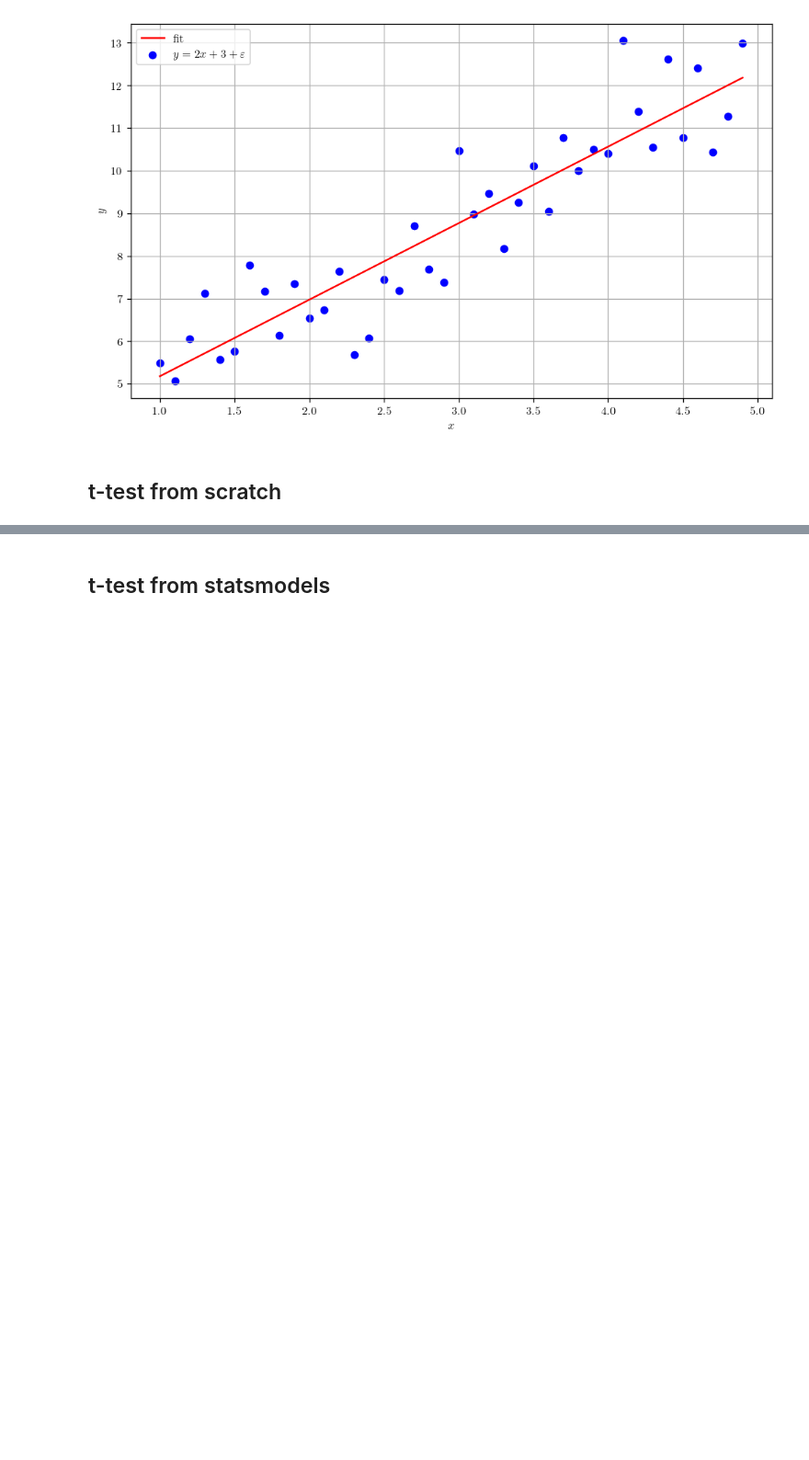
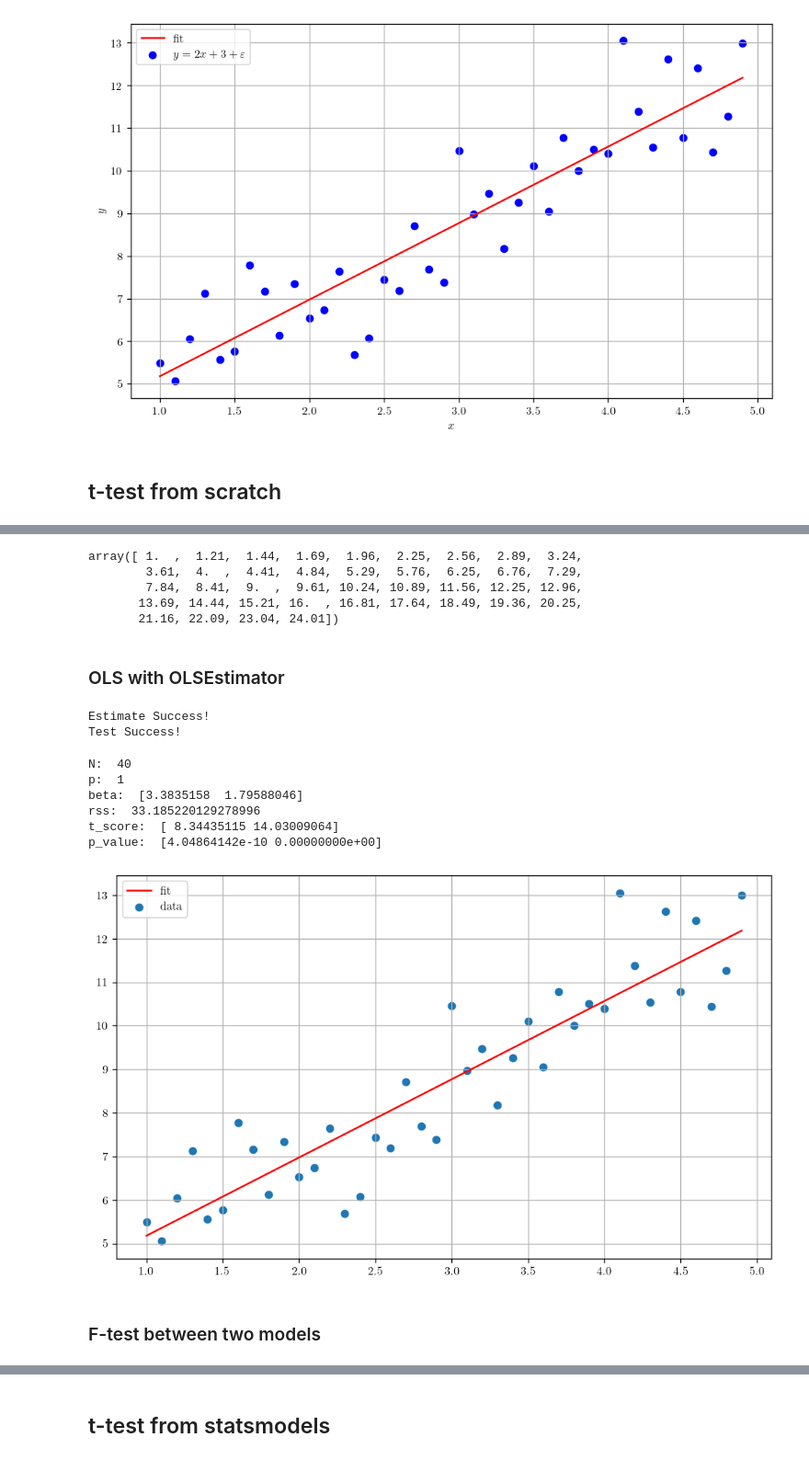
Before and after one commit to Axect/ESL_Study, a Jupyter notebook: chap3/tutorial/simple_ols.ipynb, the cells around one changed output, grey strips where cells are left out. Shown at 92% size. Cells and saved outputs as stored; diff of their text form; code cells hidden in the pictures; blank space fills up the shorter version.

```diff
--- a/chap3/tutorial/simple_ols.ipynb
+++ b/chap3/tutorial/simple_ols.ipynb
@@ -116,0 +95,13 @@ array([4.04864142e-10, 0.00000000e+00])
+# %%
+def find_sigma_hat(y, y_hat, p):
+    return calc_rss(y, y_hat) / (len(y) - p -1)
+# %%
+def calc_t_score(beta, X, sigma_square):
+    v = np.sqrt(np.diag(np.linalg.inv(X.T * X)))
+    return (beta / v) / np.sqrt(sigma_square)
+# %%
+def calc_p_value(d, z):           # d: Distribution
+    if z >= 0:
+        return (1 - d.cdf(z)) * 2 # cdf(t) = p(x < t)
+    else:
+        return d.cdf(z) * 2
@@ -116,0 +240,33 @@ array([4.04864142e-10, 0.00000000e+00])
+# %%
+f_vec(x)
+# %% [output]
+array([ 1.  ,  1.21,  1.44,  1.69,  1.96,  2.25,  2.56,  2.89,  3.24,
+        3.61,  4.  ,  4.41,  4.84,  5.29,  5.76,  6.25,  6.76,  7.29,
+        7.84,  8.41,  9.  ,  9.61, 10.24, 10.89, 11.56, 12.25, 12.96,
+       13.69, 14.44, 15.21, 16.  , 16.81, 17.64, 18.49, 19.36, 20.25,
+       21.16, 22.09, 23.04, 24.01])
+# %% [markdown]
+### OLS with OLSEstimator
+# %%
+ols = OLSEstimator(X, Y)
+# %%
+ols.estimate()
+ols.test()
+# %% [output]
+Estimate Success!
+Test Success!
+# %%
+ols.summary()
+# %% [output]
+N:  40
+p:  1
+beta:  [3.3835158  1.79588046]
+rss:  33.185220129278996
+t_score:  [ 8.34435115 14.03009064]
+p_value:  [4.04864142e-10 0.00000000e+00]
+# %%
+ols.plot()
+# %% [output]
+[figure, added]
+# %% [markdown]
+### F-test between two models
```
Also changed, not shown: parts of 40 cells of this notebook, 1 other file.
